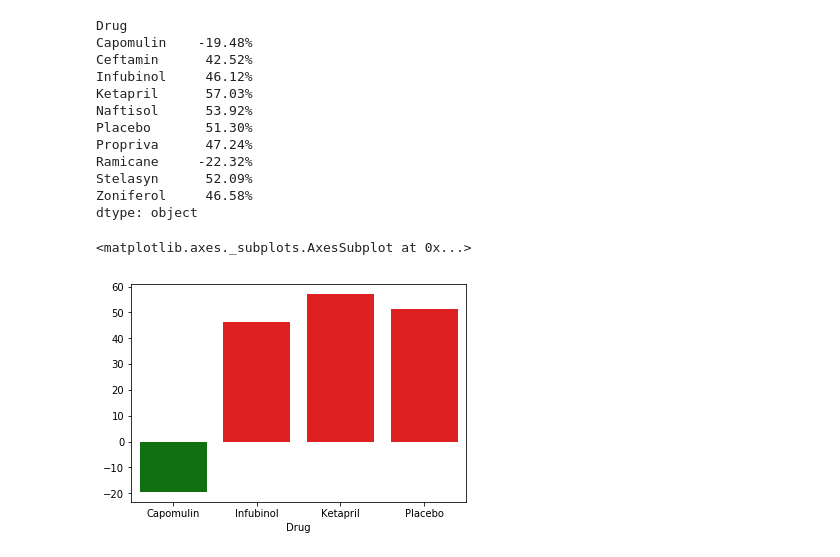
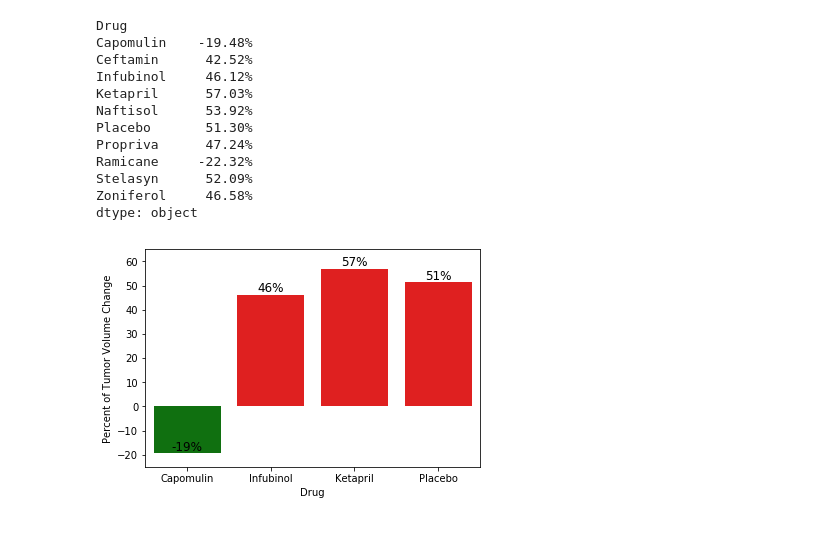
Before and after one commit to heerak007/Alchemist, a Jupyter notebook: The PYchemist/3-Pandas Meet Plot/Pymaceuticals/Pyarmacy.ipynb, the cells around one changed output. Saved outputs shown, nothing was run; the diff lists cells and outputs as text; code cells hidden in the pictures.

```diff
--- a/The PYchemist/3-Pandas Meet Plot/Pymaceuticals/Pyarmacy.ipynb
+++ b/The PYchemist/3-Pandas Meet Plot/Pymaceuticals/Pyarmacy.ipynb
@@ -14,17 +21,19 @@ print(f"Mouse data count = {len(mouseDATA)}\n")
 
 # Merge the two datasets on "Mouce ID" so that all data is in one table
 
-merged_df = pd.merge(clinicalDATA, mouseDATA, how='outer', on='Mouse ID')
+merged_df = pd.merge(clinicalDATA, mouseDATA, how='left', on='Mouse ID')
 print(merged_df.count())
 print("")
 print(merged_df["Mouse ID"].value_counts().head())
 
+merged_df.head()
+
 # Note, there are some mice that have only one or few timepoints, hence not complete data and should be filtered
 # complete data are those that have a full ending timepoint of 45
 
-complete_ID = merged_df.loc[merged_df["Timepoint"]==merged_df["Timepoint"].max(),"Mouse ID"]
-complete_DF = merged_df.loc[merged_df["Mouse ID"].isin(complete_ID)]
-complete_DF.head()
+        # complete_ID = merged_df.loc[merged_df["Timepoint"]==merged_df["Timepoint"].max(),"Mouse ID"]
+        # complete_DF = merged_df.loc[merged_df["Mouse ID"].isin(complete_ID)]
+        # complete_DF.head()
 # %% [output]
 Clinical data count = 1893
 Mouse data count = 250
@@ -51,5 +60,5 @@ Name: Mouse ID, dtype: int64
 # %%
-DrugGroup = complete_DF.groupby(["Drug","Timepoint"])
+DrugGroup = merged_df.groupby(["Drug","Timepoint"])
 DrugGroup = pd.DataFrame(DrugGroup["Tumor Volume (mm3)"].mean())
 DrugGroup.head()
 # %% [output]
@@ -214,9 +225,16 @@ dtype: object
 # %%
 Test = PercentChange.loc[["Capomulin", "Infubinol", "Ketapril", "Placebo"]]
 
 colors = ['red' if y >=0 else 'green' for y in Test]
 
-sns.barplot(x=Test.index, y=Test*100, palette=colors)
+ax = sns.barplot(x=Test.index, y=Test*100, palette=colors)
+
+for p in ax.patches:
+    ax.text(p.get_x() + p.get_width()/2., p.get_height(), str(int(p.get_height()))+"%",
+            fontsize=12, color='black', ha='center', va='bottom')
+
+plt.ylabel("Percent of Tumor Volume Change")
+plt.ylim(-25,65)
+plt.show()
 # %% [output]
-<matplotlib.axes._subplots.AxesSubplot at 0x...>
-[figure, old version]
+[figure, new version]
```
Also changed, not shown: parts of 11 cells of this notebook, 9 other files.
